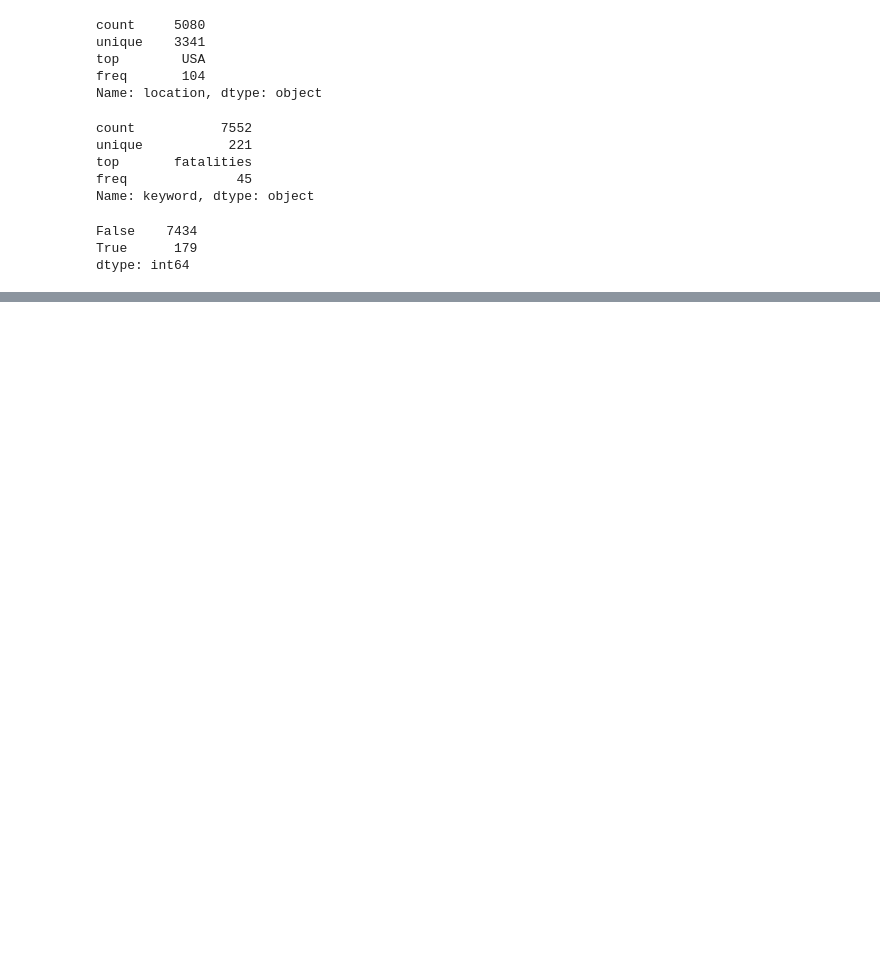
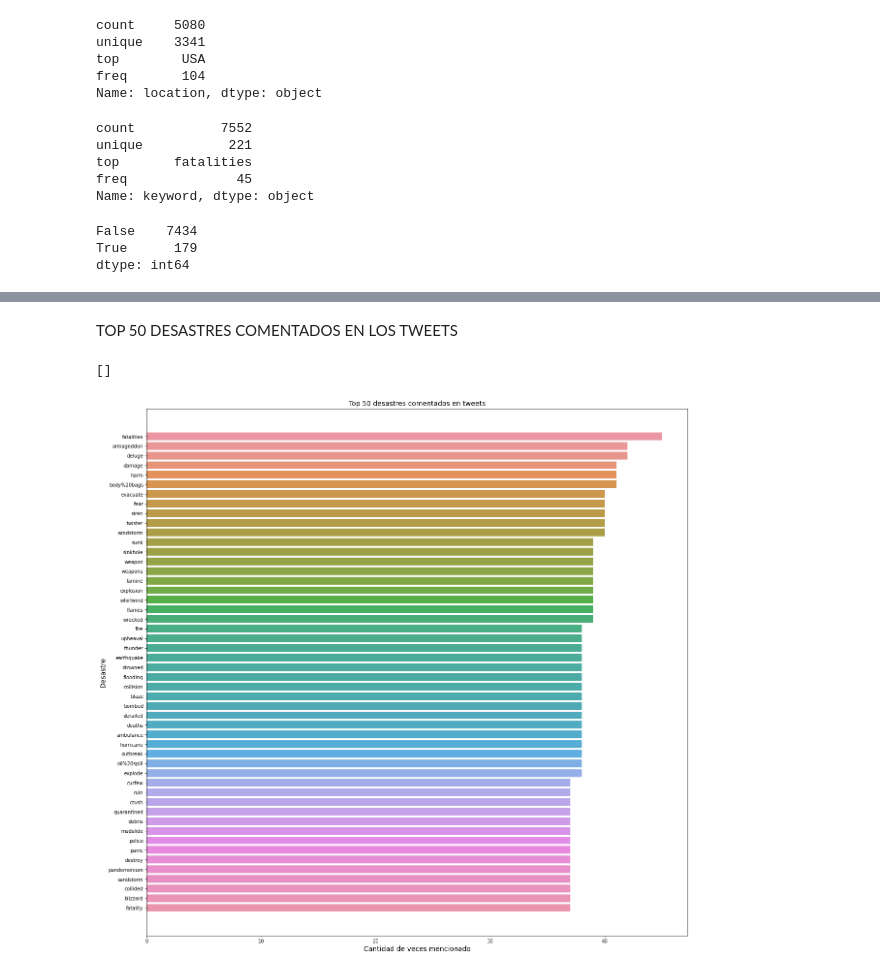
Before and after one commit to milemarchese/OrganizacionDeDatos, a Jupyter notebook: Análisis Exploratorio.ipynb, the cells around one changed output, grey strips where cells are left out. Drawn from its saved outputs; the diff is of its cells as text; code cells hidden in the pictures; blank space fills up the shorter version.

Commit message:
Agrega TOP 50 Desastres

```diff
--- a/Análisis Exploratorio.ipynb
+++ b/Análisis Exploratorio.ipynb
@@ -82,0 +82,19 @@ memory usage: 261.4+ KB
+# %% [markdown]
+TOP 50 DESASTRES COMENTADOS EN LOS TWEETS
+# %%
+desastres = tweets.groupby("keyword").agg({"target":["count","mean"]}).copy()
+level0 = desastres.columns.get_level_values(0)
+level1 = desastres.columns.get_level_values(1)
+desastres.columns = level0 + "_" + level1
+desastres.sort_values(by="target_count",ascending = False,inplace = True)
+desastres = desastres.head(50) #TOP 50
+# %%
+fig = plt.figure(figsize=(20,20))
+grafico = sns.barplot(data = desastres,x = "target_count",y = desastres.index)
+grafico.set_title("Top 50 desastres comentados en tweets",fontsize = 14)
+grafico.set_xlabel("Cantidad de veces mencionado",fontsize = 14)
+grafico.set_ylabel("Desastre",fontsize = 14)
+grafico.plot()
+# %% [output]
+[]
+[figure, added]
```
Also changed, not shown: parts of 4 cells of this notebook.
